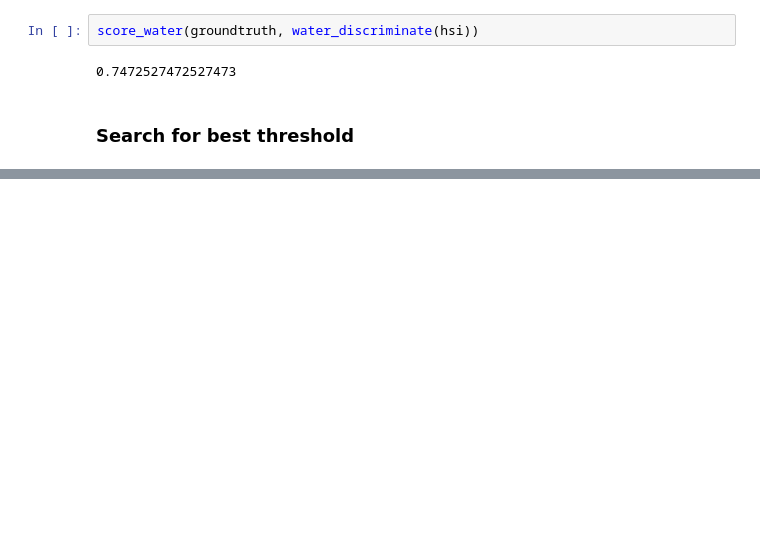
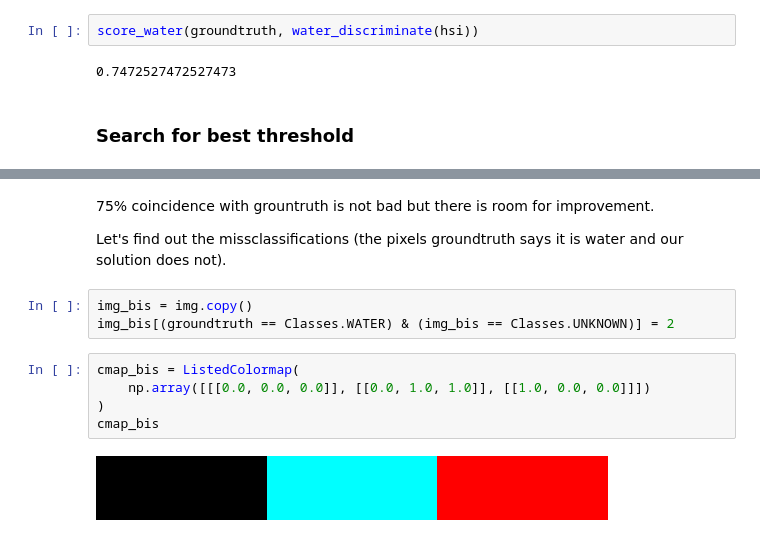
Before and after one commit to istratii/imli, a Jupyter notebook: water.ipynb, the cells around one changed output, grey strips where cells are left out. Drawn from its saved outputs; the diff is of its cells as text; blank space fills up the shorter version.

```diff
--- a/water.ipynb
+++ b/water.ipynb
@@ -132,0 +155,14 @@ plt.imshow(imgmask, cmap=cmap)
+# %% [markdown]
+75% coincidence with grountruth is not bad but there is room for improvement.
+
+Let's find out the missclassifications (the pixels groundtruth says it is water and our solution does not).
+# %%
+img_bis = img.copy()
+img_bis[(groundtruth == Classes.WATER) & (img_bis == Classes.UNKNOWN)] = 2
+# %%
+cmap_bis = ListedColormap(
+    np.array([[[0.0, 0.0, 0.0]], [[0.0, 1.0, 1.0]], [[1.0, 0.0, 0.0]]])
+)
+cmap_bis
+# %% [output]
+[figure, added]
```
Also changed, not shown: parts of 13 cells of this notebook.
